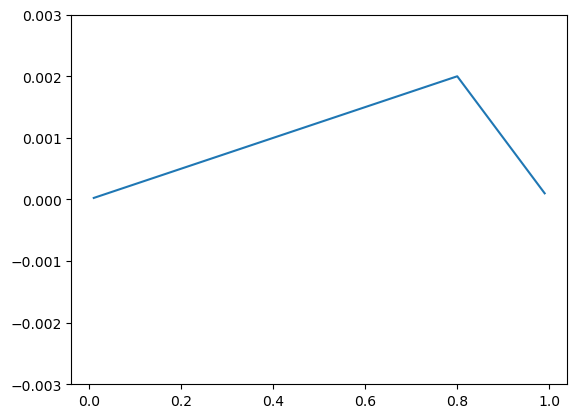
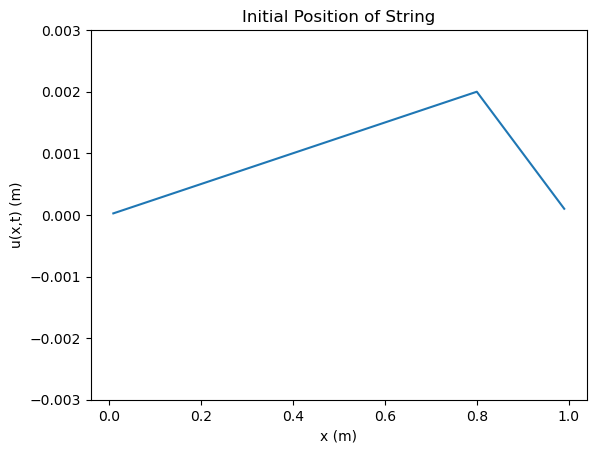
The change to this notebook cell's code, shown as a diff; its figure went from the first image to the second:
--- before
+++ after
@@ -3,3 +3,6 @@
 plt.plot(x, history[0])
 plt.ylim(-(pull_l+0.5*pull_l), (pull_l+0.5*pull_l))
+plt.xlabel('x (m)')
+plt.ylabel('u(x,t) (m)')
+plt.title('Initial Position of String')
 plt.show()

Commit: bugs